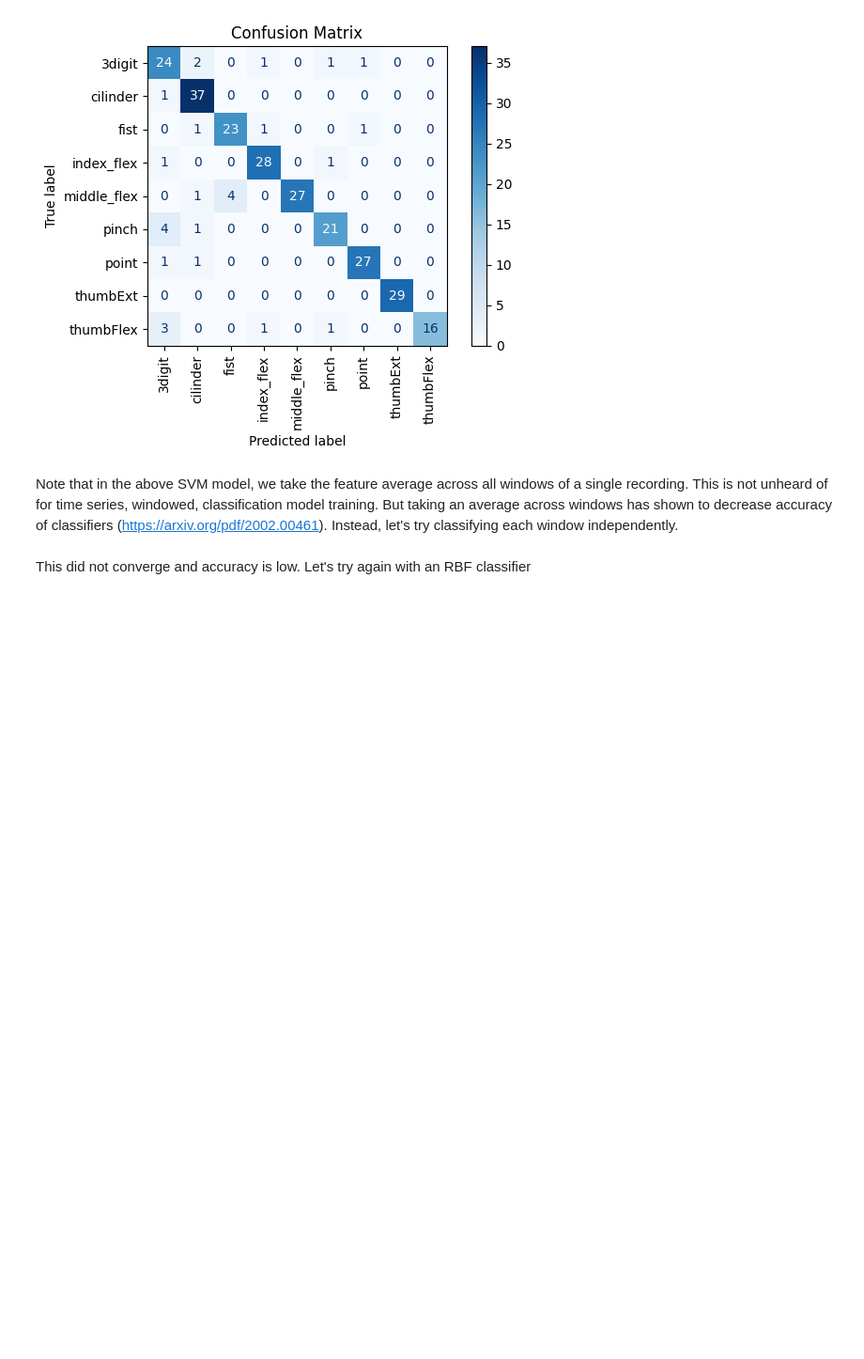
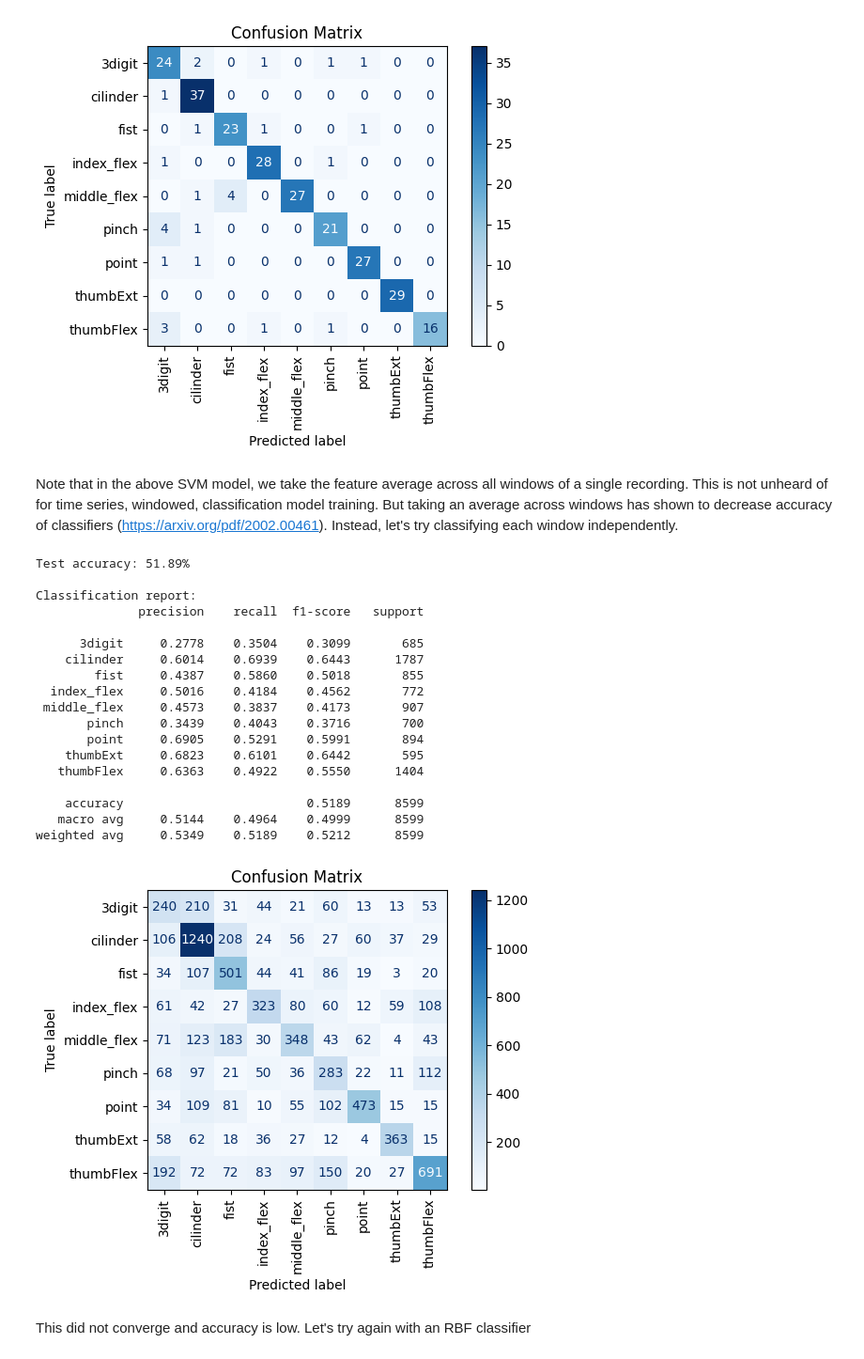
Before and after one commit to ConnorIrvine/Gesture-Recognition, a Jupyter notebook: dataset_cleaning/run_svm.ipynb, the cells around one changed output. Shown at 94% size. Saved outputs shown, nothing was run; the diff lists cells and outputs as text; code cells hidden in the pictures; blank space fills up the shorter version.

```diff
--- a/dataset_cleaning/run_svm.ipynb
+++ b/dataset_cleaning/run_svm.ipynb
@@ -261,6 +261,9 @@ from sklearn.linear_model import SGDClassifier
 
 # set up X, y test / train split
 X_train, X_test, y_train, y_test = train_test_split(dataset['windows_feature'], dataset['movement'], test_size=0.2, random_state=42)
+
+# do a repeat test / train split to get validation data
+X_train, X_test, y_train, y_test = train_test_split(X_train, y_train, test_size=0.2, random_state=42)
 
 # reshape
 X_train_svm, y_train = reshape_data_windows(X_train, y_train)
@@ -282,33 +285,53 @@ clf = SGDClassifier(
 )
 clf.fit(X_train_scaled, y_train)
 y_pred = clf.predict(X_test_scaled)
 
 acc = accuracy_score(y_test, y_pred)
 print(f"Test accuracy: {acc*100:.2f}%")
 print("\nClassification report:")
 print(classification_report(y_test, y_pred, digits=4))
 
 # Nice confusion matrix plot with labels + colorbar legend
 # after ConfusionMatrixDisplay.from_predictions(...)
 disp = ConfusionMatrixDisplay.from_predictions(
     y_test,
     y_pred,
     display_labels=clf.classes_,
     cmap="Blues",
     normalize=None,
     values_format="d",
     colorbar=True,
 )
 
 # Rotate the x-axis (bottom) tick labels vertical
 ax = disp.ax_
 plt.setp(ax.get_xticklabels(), rotation=90, ha="center", va="top")
 
 plt.title("Confusion Matrix")
 plt.xlabel("Predicted label")
 plt.ylabel("True label")
 plt.tight_layout()
 plt.show()
+# %% [output]
+Test accuracy: 51.89%
+
+Classification report:
+              precision    recall  f1-score   support
+
+      3digit     0.2778    0.3504    0.3099       685
+    cilinder     0.6014    0.6939    0.6443      1787
+        fist     0.4387    0.5860    0.5018       855
+  index_flex     0.5016    0.4184    0.4562       772
+ middle_flex     0.4573    0.3837    0.4173       907
+       pinch     0.3439    0.4043    0.3716       700
+       point     0.6905    0.5291    0.5991       894
+    thumbExt     0.6823    0.6101    0.6442       595
+   thumbFlex     0.6363    0.4922    0.5550      1404
+
+    accuracy                         0.5189      8599
+   macro avg     0.5144    0.4964    0.4999      8599
+weighted avg     0.5349    0.5189    0.5212      8599
+[figure, added]
 # %% [markdown]
 This did not converge and accuracy is low. Let's try again with an RBF classifier
 # %%
```
Also changed, not shown: parts of 13 cells of this notebook, 3 other files.
